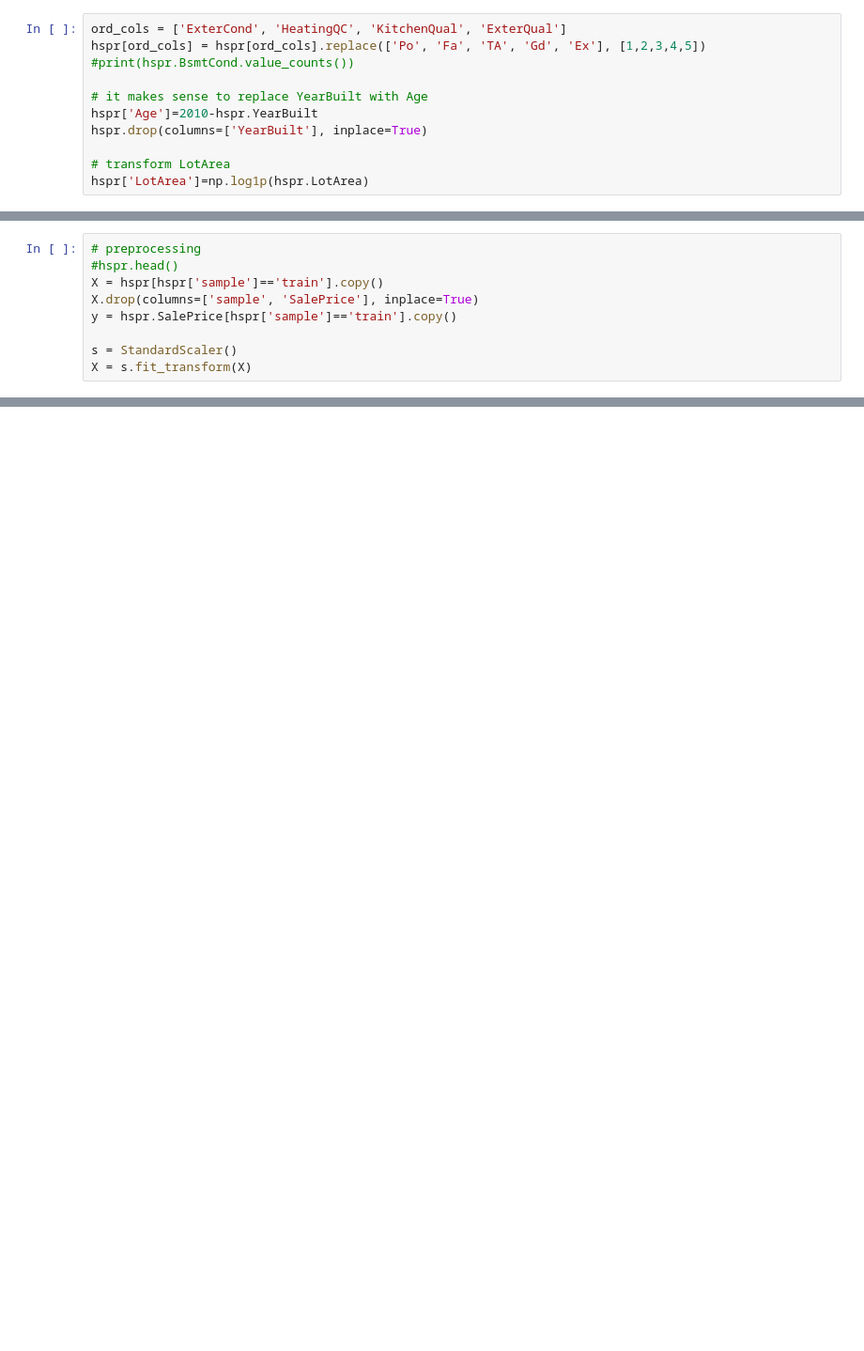
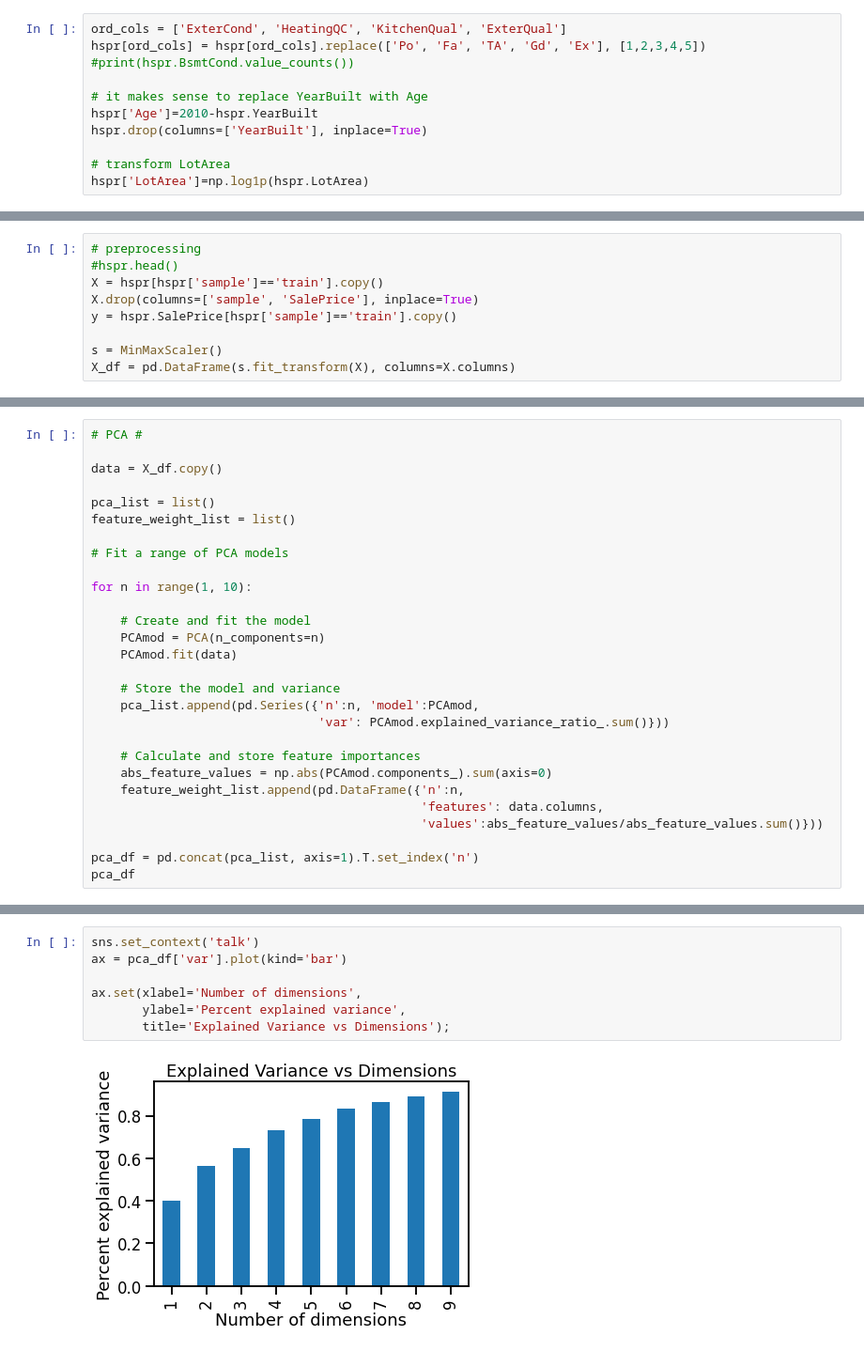
Before and after one commit to MykolaPinchuk/Kaggle, a Jupyter notebook: ibm-ml1-4-final-0.ipynb, the cells around one changed output, grey strips where cells are left out. Shown at 94% size. Cells and saved outputs as stored; diff of their text form; blank space fills up the shorter version.

```diff
--- a/ibm-ml1-4-final-0.ipynb
+++ b/ibm-ml1-4-final-0.ipynb
@@ -85,5 +134,5 @@ X = hspr[hspr['sample']=='train'].copy()
 X.drop(columns=['sample', 'SalePrice'], inplace=True)
 y = hspr.SalePrice[hspr['sample']=='train'].copy()
 
-s = StandardScaler()
-X = s.fit_transform(X)
+s = MinMaxScaler()
+X_df = pd.DataFrame(s.fit_transform(X), columns=X.columns)
@@ -96,0 +155,28 @@ X = s.fit_transform(X)
+# %%
+# PCA #
+
+data = X_df.copy()
+
+pca_list = list()
+feature_weight_list = list()
+
+# Fit a range of PCA models
+
+for n in range(1, 10):
+
+    # Create and fit the model
+    PCAmod = PCA(n_components=n)
+    PCAmod.fit(data)
+
+    # Store the model and variance
+    pca_list.append(pd.Series({'n':n, 'model':PCAmod,
+                               'var': PCAmod.explained_variance_ratio_.sum()}))
+
+    # Calculate and store feature importances
+    abs_feature_values = np.abs(PCAmod.components_).sum(axis=0)
+    feature_weight_list.append(pd.DataFrame({'n':n,
+                                             'features': data.columns,
+                                             'values':abs_feature_values/abs_feature_values.sum()}))
+
+pca_df = pd.concat(pca_list, axis=1).T.set_index('n')
+pca_df
@@ -96,0 +212,9 @@ X = s.fit_transform(X)
+# %%
+sns.set_context('talk')
+ax = pca_df['var'].plot(kind='bar')
+
+ax.set(xlabel='Number of dimensions',
+       ylabel='Percent explained variance',
+       title='Explained Variance vs Dimensions');
+# %% [output]
+[figure, added]
```
Also changed, not shown: parts of 17 cells of this notebook.
